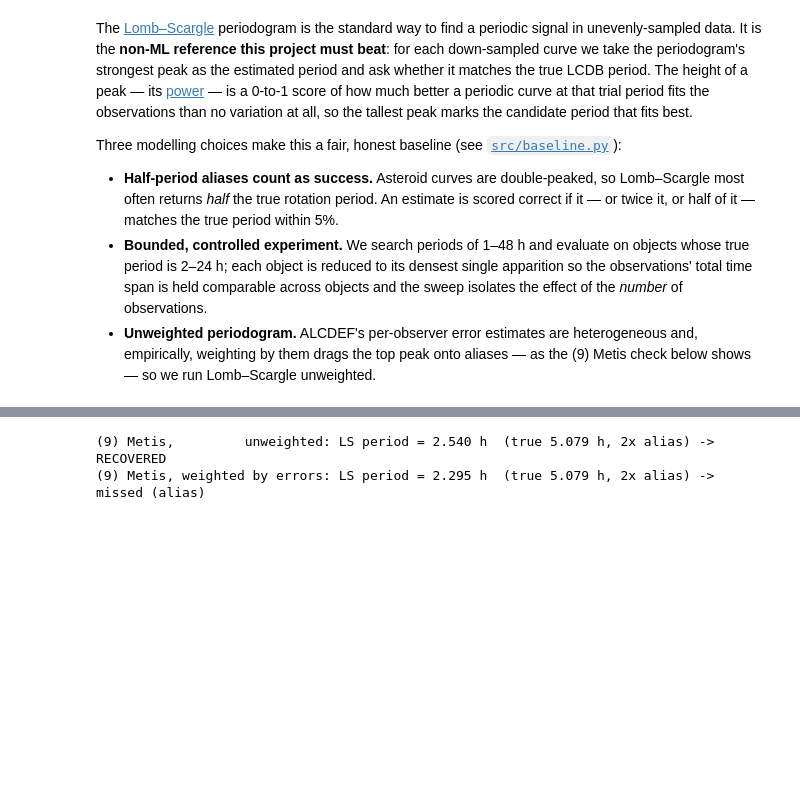
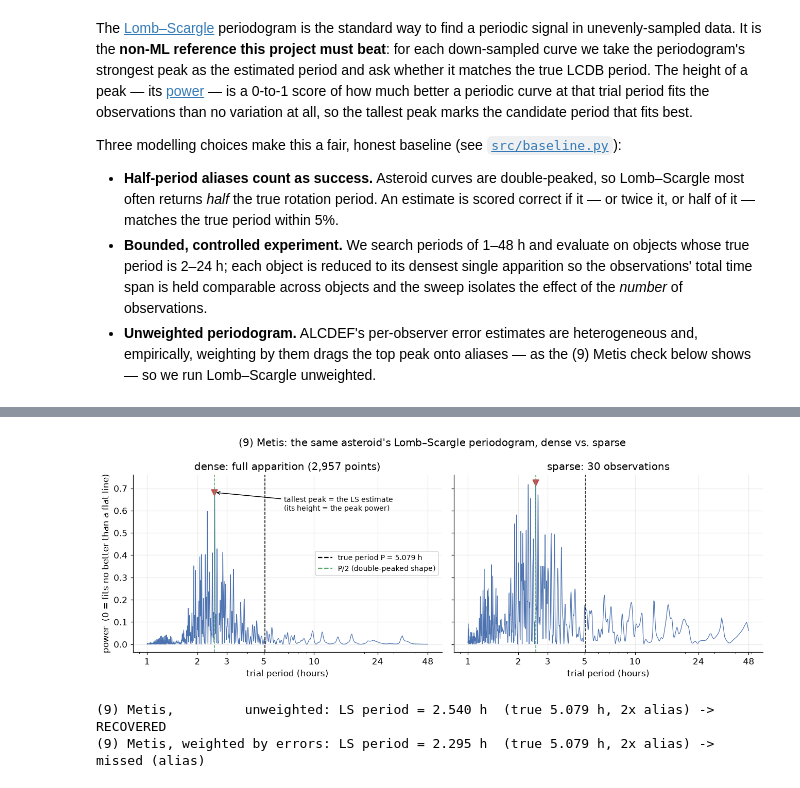
Before and after one commit to cnolan3/asteroid_lightcurve_analysis, a Jupyter notebook: asteroid_rotation_technical.ipynb, the cells around one changed output, grey strips where cells are left out. Saved outputs shown, nothing was run; the diff lists cells and outputs as text; code cells hidden in the pictures; blank space fills up the shorter version.

Commit message:
add periodogram example

```diff
--- a/asteroid_rotation_technical.ipynb
+++ b/asteroid_rotation_technical.ipynb
@@ -720,3 +742,56 @@ Three modelling choices make this a fair, honest baseline (see
+# %%
+from astropy.timeseries import LombScargle
+from sparsity import densest_apparition
+
+# The same asteroid's periodogram, computed from dense and from sparse data.
+pg_dense = densest_apparition(prepare_dense_curve(9))
+pg_sparse = downsample(pg_dense, 30, rng=0)
+P_TRUE = 5.079   # (9) Metis true rotation period, hours
+
+
+def periodogram(sub):
+    ls = LombScargle(sub["jd"].values, sub["mag"].values)
+    freq, power = ls.autopower(minimum_frequency=24.0 / 48.0,   # 48 h max period
+                               maximum_frequency=24.0 / 1.0,    # 1 h min period
+                               samples_per_peak=10)
+    return 24.0 / freq, power   # (trial period in hours, power)
+
+
+results = [periodogram(pg_dense), periodogram(pg_sparse)]
+titles = [f"dense: full apparition ({len(pg_dense):,} points)",
+          f"sparse: {len(pg_sparse)} observations"]
+
+fig, axes = plt.subplots(1, 2, figsize=(12, 4.5), sharey=True)
+for ax, (ph, pw), title in zip(axes, results, titles):
+    ax.plot(ph, pw, lw=0.8, color=BLUE)
+    i = int(np.argmax(pw))
+    ax.plot(ph[i], pw[i], "v", color=RED, ms=8)          # tallest peak = LS estimate
+    ax.axvline(P_TRUE, color="k", ls="--", lw=1)
+    ax.axvline(P_TRUE / 2, color=GREEN, ls="--", lw=1)
+    ax.set_xscale("log")
+    ax.set_xticks([1, 2, 3, 5, 10, 24, 48])
+    ax.set_xticklabels([1, 2, 3, 5, 10, 24, 48])
+    ax.set_xlabel("trial period (hours)")
+    ax.set_title(title)
+axes[0].set_ylabel("power  (0 = fits no better than a flat line)")
+
+# annotate the tallest peak on the dense panel
+ph0, pw0 = results[0]
+i0 = int(np.argmax(pw0))
+axes[0].annotate("tallest peak = the LS estimate\n(its height = the peak power)",
+                 xy=(ph0[i0], pw0[i0]), xytext=(ph0[i0] * 2.6, pw0[i0] * 0.88),
+                 arrowprops=dict(arrowstyle="->", lw=1), fontsize=9)
+axes[0].legend(handles=[
+    mpl.lines.Line2D([], [], color="k", ls="--", label=f"true period P = {P_TRUE} h"),
+    mpl.lines.Line2D([], [], color=GREEN, ls="--", label="P/2 (double-peaked shape)"),
+], loc="center right", fontsize=9)
+
+fig.suptitle("(9) Metis: the same asteroid's Lomb–Scargle periodogram, dense vs. sparse")
+fig.tight_layout()
+fig.savefig(FIGDIR / "periodogram_explainer.png", bbox_inches="tight")
+plt.show()
+# %% [output]
+[figure, added]
 # %%
 from baseline import lombscargle_best, period_matches, run_baseline
 from baseline import EVAL_MIN_PERIOD_H, EVAL_MAX_PERIOD_H
```
Also changed, not shown: parts of 3 cells of this notebook, 1 other file.
